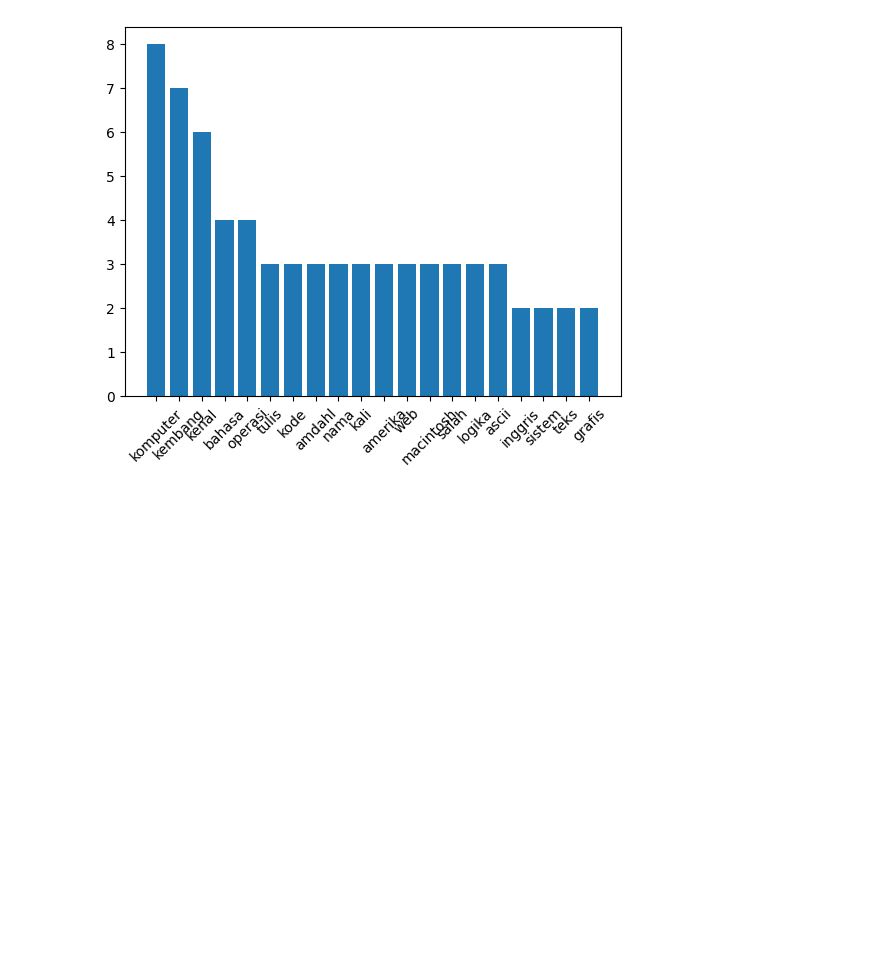
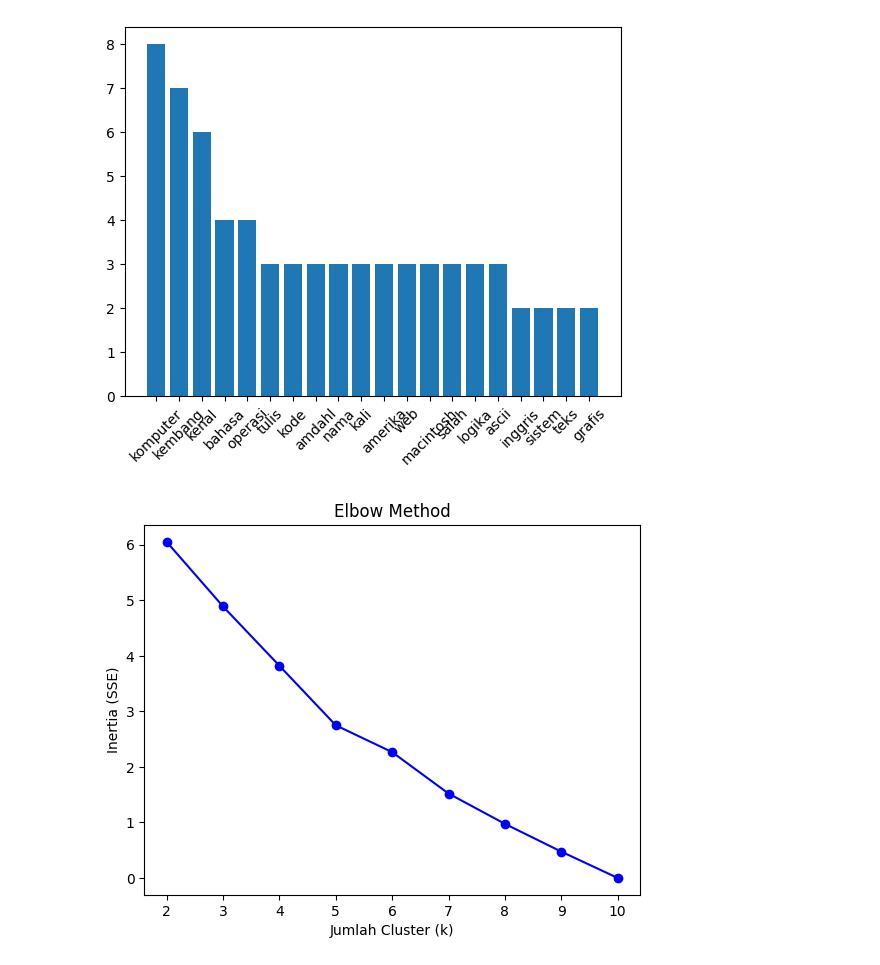
Before and after one commit to Val-pyt23/Data-Mining-2, a Jupyter notebook: files/text processing/a.ipynb, the cells around one changed output. Drawn from its saved outputs; the diff is of its cells as text; code cells hidden in the pictures; blank space fills up the shorter version.

```diff
--- a/files/text processing/a.ipynb
+++ b/files/text processing/a.ipynb
@@ -900,6 +900,25 @@ plt.xticks(rotation=45)
 plt.show()
 # %% [output]
 [figure]
+# %%
+from sklearn.cluster import KMeans
+import matplotlib.pyplot as plt
+
+inertias = []
+K = range(2,11)
+
+for k in K:
+    model = KMeans(n_clusters=k, random_state=42, n_init=10)
+    model.fit(X)
+    inertias.append(model.inertia_)
+
+plt.plot(K, inertias, 'bo-')
+plt.xlabel("Jumlah Cluster (k)")
+plt.ylabel("Inertia (SSE)")
+plt.title("Elbow Method")
+plt.show()
+# %% [output]
+[figure, added]
 # %%
 # TF-IDF
 vectorizer = TfidfVectorizer(max_df=0.8, min_df=2)
```
Also changed, not shown: parts of 3 cells of this notebook.
